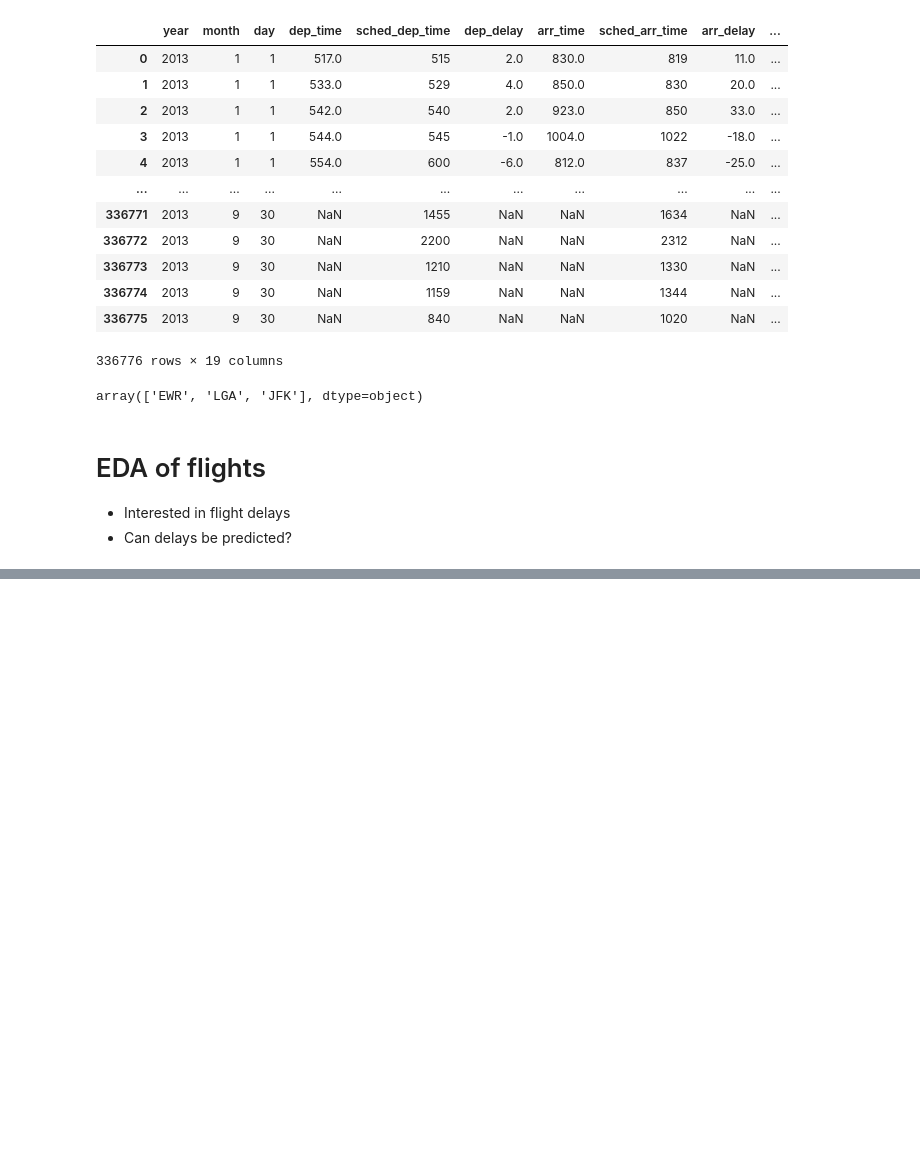
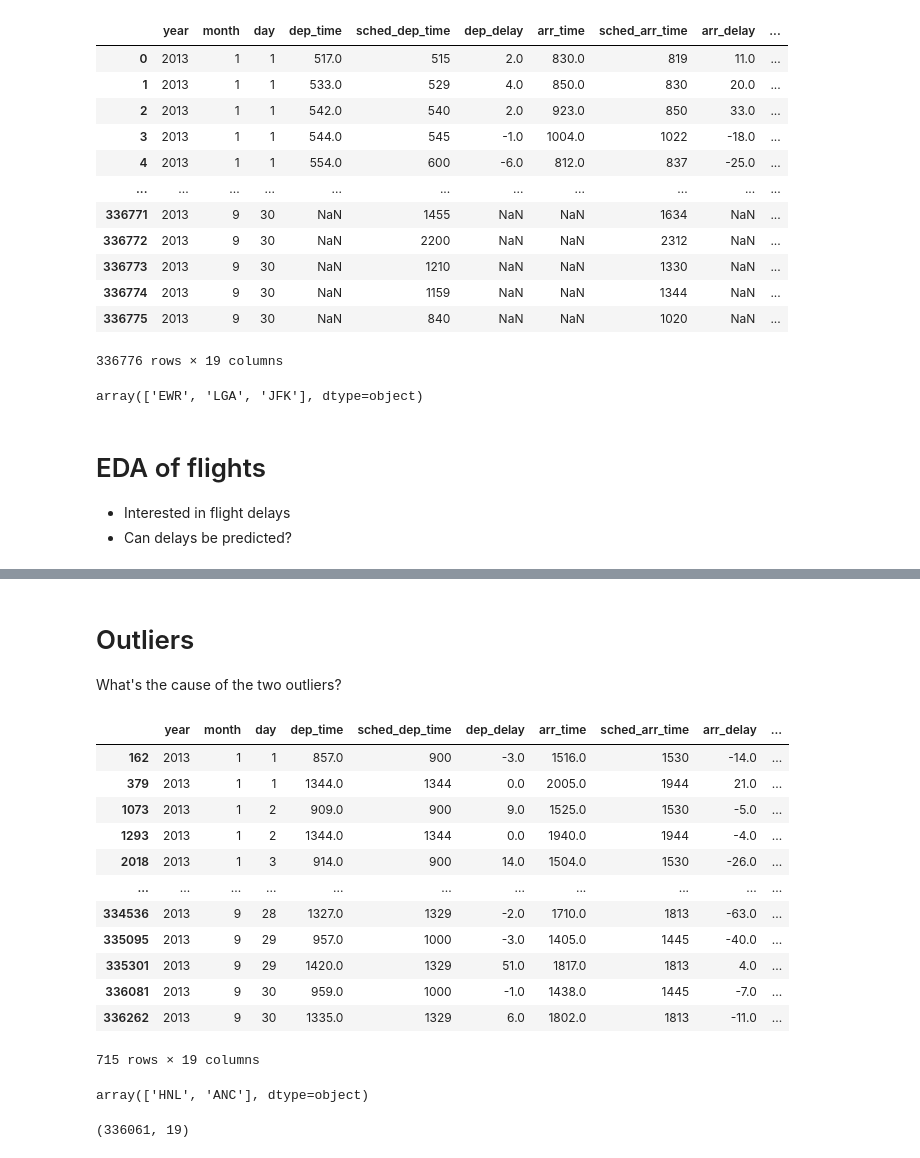
Before and after one commit to mguner/summer-2022, a Jupyter notebook: 05c-flights-intro.ipynb, the cells around one changed output, grey strips where cells are left out. Cells and saved outputs as stored; diff of their text form; code cells hidden in the pictures; blank space fills up the shorter version.

```diff
--- a/05c-flights-intro.ipynb
+++ b/05c-flights-intro.ipynb
@@ -92,0 +107,33 @@ array(['EWR', 'LGA', 'JFK'], dtype=object)
+# %% [markdown]
+# Outliers
+
+What's the cause of the two outliers?
+# %%
+# Simple distance filter -- looks like HNL is frequently appearing
+flights[flights['distance'] > 3000]
+# %% [output]
+|  | year | month | day | dep_time | sched_dep_time | dep_delay | arr_time | sched_arr_time | arr_delay | ... |
+| 162 | 2013 | 1 | 1 | 857.0 | 900 | -3.0 | 1516.0 | 1530 | -14.0 | ... |
+| 379 | 2013 | 1 | 1 | 1344.0 | 1344 | 0.0 | 2005.0 | 1944 | 21.0 | ... |
+| 1073 | 2013 | 1 | 2 | 909.0 | 900 | 9.0 | 1525.0 | 1530 | -5.0 | ... |
+| 1293 | 2013 | 1 | 2 | 1344.0 | 1344 | 0.0 | 1940.0 | 1944 | -4.0 | ... |
+| 2018 | 2013 | 1 | 3 | 914.0 | 900 | 14.0 | 1504.0 | 1530 | -26.0 | ... |
+| ... | ... | ... | ... | ... | ... | ... | ... | ... | ... | ... |
+| 334536 | 2013 | 9 | 28 | 1327.0 | 1329 | -2.0 | 1710.0 | 1813 | -63.0 | ... |
+| 335095 | 2013 | 9 | 29 | 957.0 | 1000 | -3.0 | 1405.0 | 1445 | -40.0 | ... |
+| 335301 | 2013 | 9 | 29 | 1420.0 | 1329 | 51.0 | 1817.0 | 1813 | 4.0 | ... |
+| 336081 | 2013 | 9 | 30 | 959.0 | 1000 | -1.0 | 1438.0 | 1445 | -7.0 | ... |
+| 336262 | 2013 | 9 | 30 | 1335.0 | 1329 | 6.0 | 1802.0 | 1813 | -11.0 | ... |
+715 rows × 19 columns
+# %%
+# Q: Outliers?  A: Two outliers are Hawaii & Alaska
+flights[flights['distance'] > 3000]['dest'].unique()
+# %% [output]
+array(['HNL', 'ANC'], dtype=object)
+# %%
+# Create a new dataset without the outliers
+flights2 = flights[flights['distance'] < 3000]
+
+flights2.shape
+# %% [output]
+(336061, 19)
```
Also changed, not shown: parts of 8 cells of this notebook.
